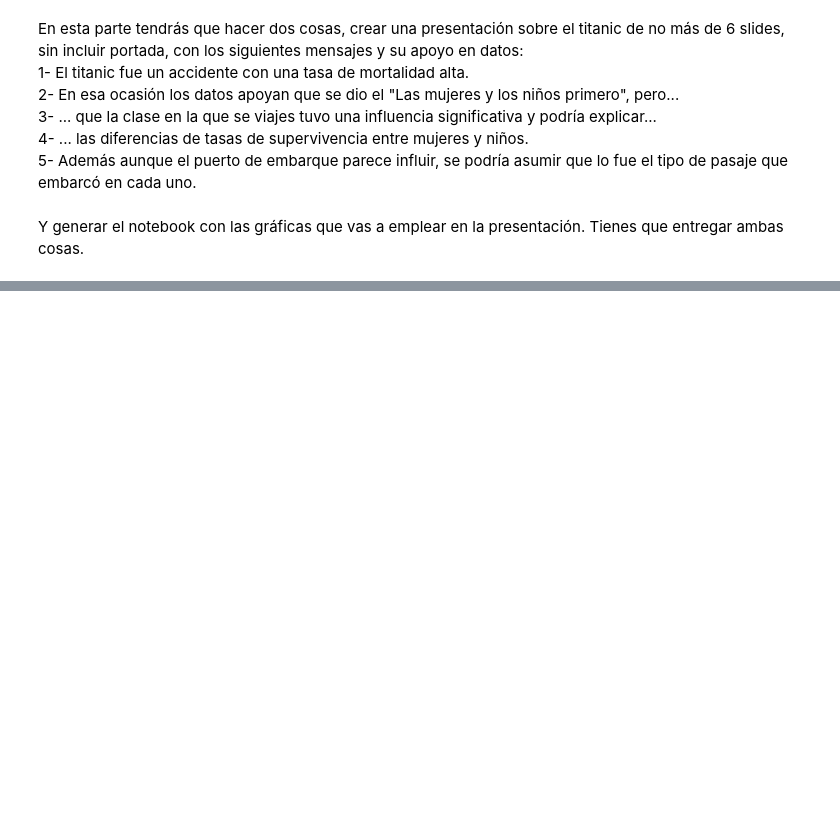
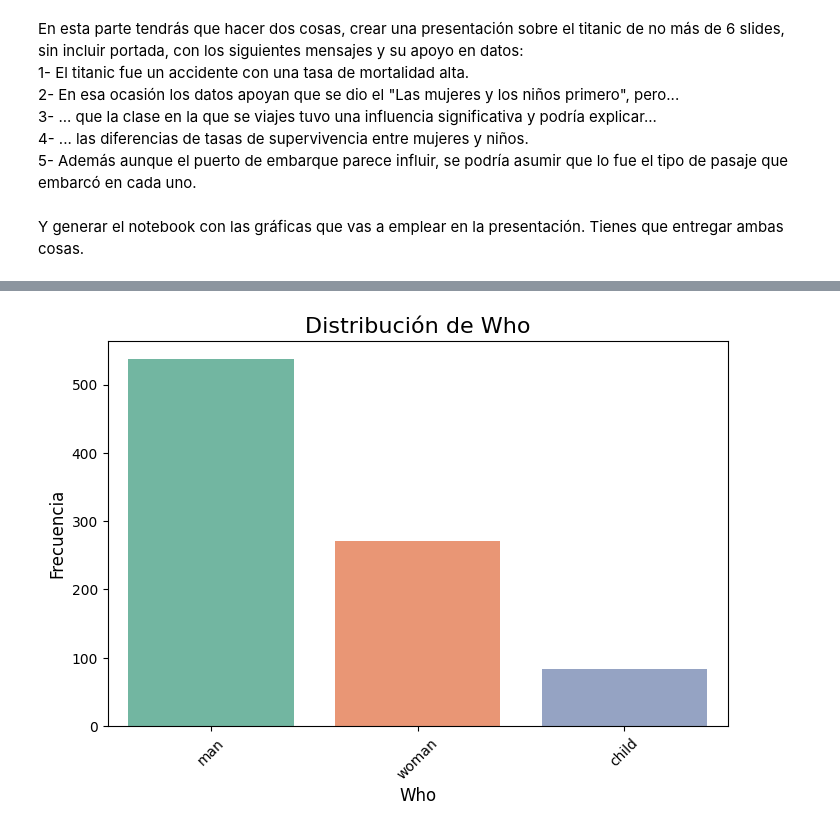
Before and after one commit to tonisantacruz/ONLINE_DS_THEBRIDGE_tonisantacruz, a Jupyter notebook: Sprint 08/Practica Obligatoria 2/18_Practica_Obligatoria_Visualizacion_Presentacion_Toni_Santacruz.ipynb, the cells around one changed output, grey strips where cells are left out. Cells and saved outputs as stored; diff of their text form; code cells hidden in the pictures; blank space fills up the shorter version.

```diff
--- a/Sprint 08/Practica Obligatoria 2/18_Practica_Obligatoria_Visualizacion_Presentacion_Toni_Santacruz.ipynb
+++ b/Sprint 08/Practica Obligatoria 2/18_Practica_Obligatoria_Visualizacion_Presentacion_Toni_Santacruz.ipynb
@@ -114,0 +144,11 @@ Y generar el notebook con las gráficas que vas a emplear en la presentación. T
+# %%
+plt.figure(figsize=(8, 5))
+sns.countplot(data=df_titanic, x='who', hue='who', palette="Set2", dodge=False)
+plt.title("Distribución de Who", fontsize=16)
+plt.xlabel("Who", fontsize=12)
+plt.ylabel("Frecuencia", fontsize=12)
+plt.legend([], [], frameon=False)
+plt.xticks(rotation=45)
+plt.show()
+# %% [output]
+[figure, added]
```
Also changed, not shown: parts of 5 cells of this notebook, 1 other file.
